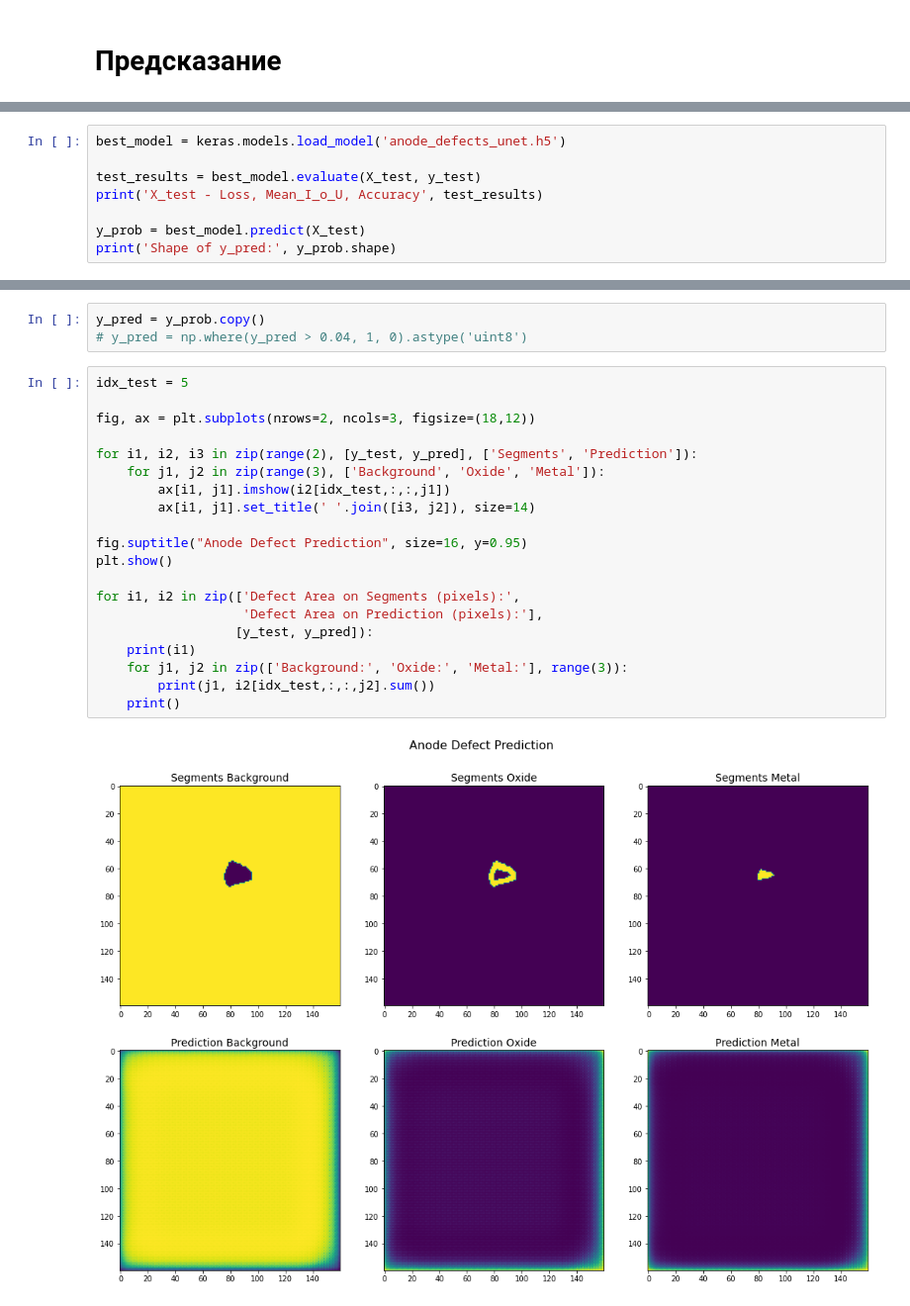
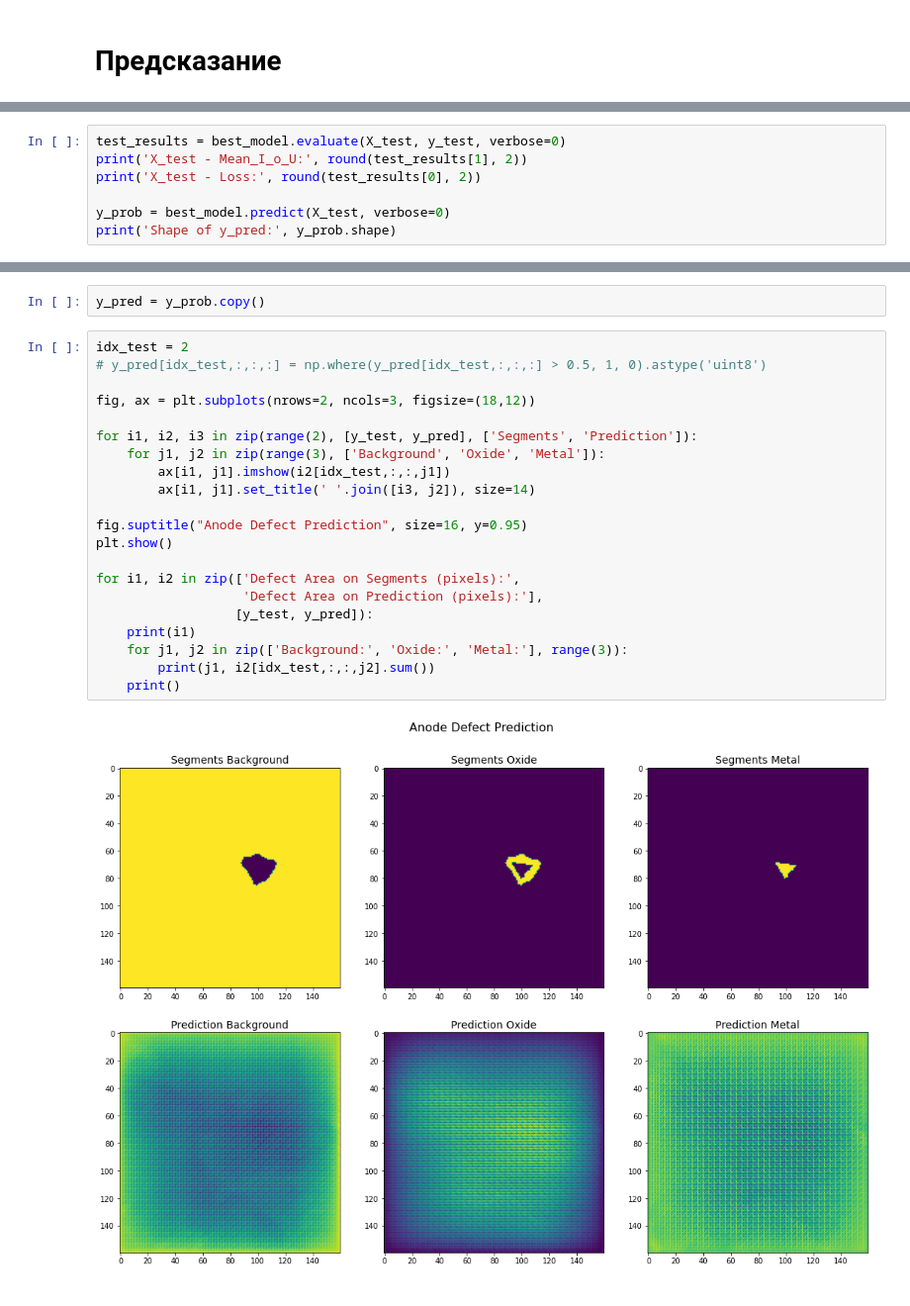
Before and after one commit to i-a-elkin/anode_defects_detection_CV, a Jupyter notebook: notebook1.ipynb, the cells around one changed output, grey strips where cells are left out. Shown at 99% size. Saved outputs shown, nothing was run; the diff lists cells and outputs as text.

```diff
--- a/notebook1.ipynb
+++ b/notebook1.ipynb
@@ -260,9 +318,8 @@ Epoch 20/20
 # %%
-best_model = keras.models.load_model('anode_defects_unet.h5')
+test_results = best_model.evaluate(X_test, y_test, verbose=0)
+print('X_test - Mean_I_o_U:', round(test_results[1], 2))
+print('X_test - Loss:', round(test_results[0], 2))
 
-test_results = best_model.evaluate(X_test, y_test)
-print('X_test - Loss, Mean_I_o_U, Accuracy', test_results)
-
-y_prob = best_model.predict(X_test)
+y_prob = best_model.predict(X_test, verbose=0)
 print('Shape of y_pred:', y_prob.shape)
 # %% [output]
@@ -291,26 +347,26 @@ for i1, i2 in zip(['Максимальные значения по канала
-# %%
-y_pred = y_prob.copy()
-# y_pred = np.where(y_pred > 0.04, 1, 0).astype('uint8')
+# %%
+y_pred = y_prob.copy()
 # %%
-idx_test = 5
+idx_test = 2
+# y_pred[idx_test,:,:,:] = np.where(y_pred[idx_test,:,:,:] > 0.5, 1, 0).astype('uint8')
 
 fig, ax = plt.subplots(nrows=2, ncols=3, figsize=(18,12))
 
 for i1, i2, i3 in zip(range(2), [y_test, y_pred], ['Segments', 'Prediction']):
     for j1, j2 in zip(range(3), ['Background', 'Oxide', 'Metal']):
         ax[i1, j1].imshow(i2[idx_test,:,:,j1])
         ax[i1, j1].set_title(' '.join([i3, j2]), size=14)
 
 fig.suptitle("Anode Defect Prediction", size=16, y=0.95)
 plt.show()
 
 for i1, i2 in zip(['Defect Area on Segments (pixels):',
                    'Defect Area on Prediction (pixels):'],
                   [y_test, y_pred]):
     print(i1)
     for j1, j2 in zip(['Background:', 'Oxide:', 'Metal:'], range(3)):
         print(j1, i2[idx_test,:,:,j2].sum())
     print()
 # %% [output]
-[figure, old version]
+[figure, new version]
 Defect Area on Segments (pixels):
```
Also changed, not shown: parts of 9 cells of this notebook.
